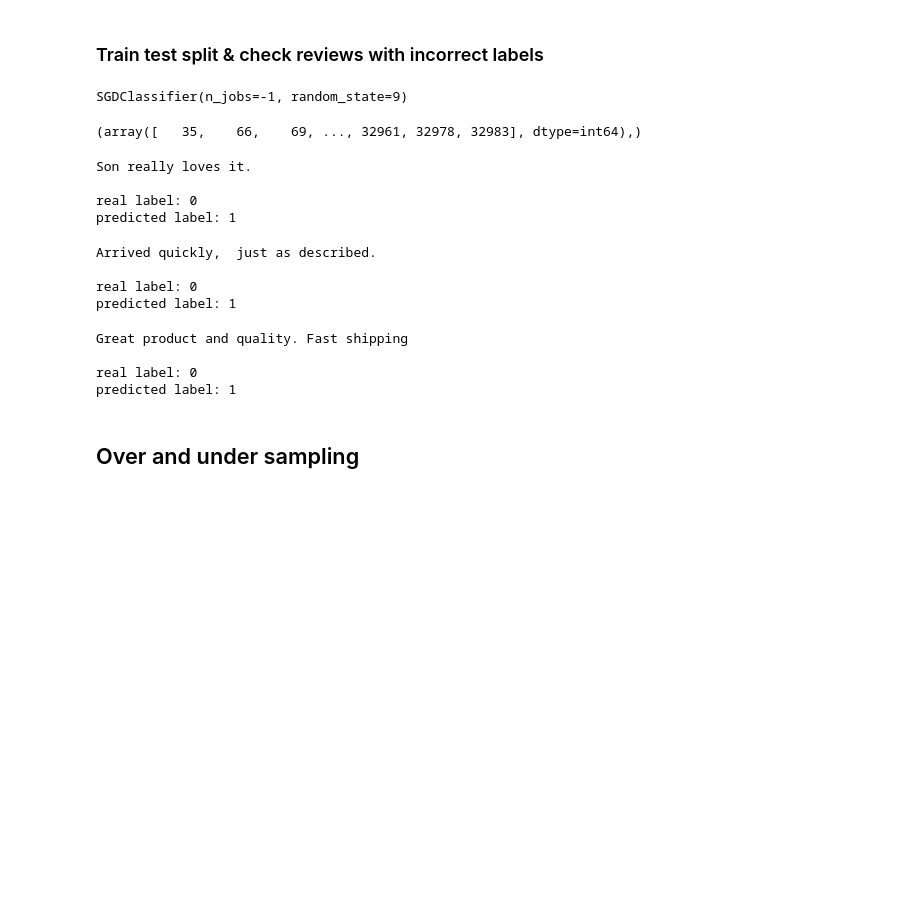
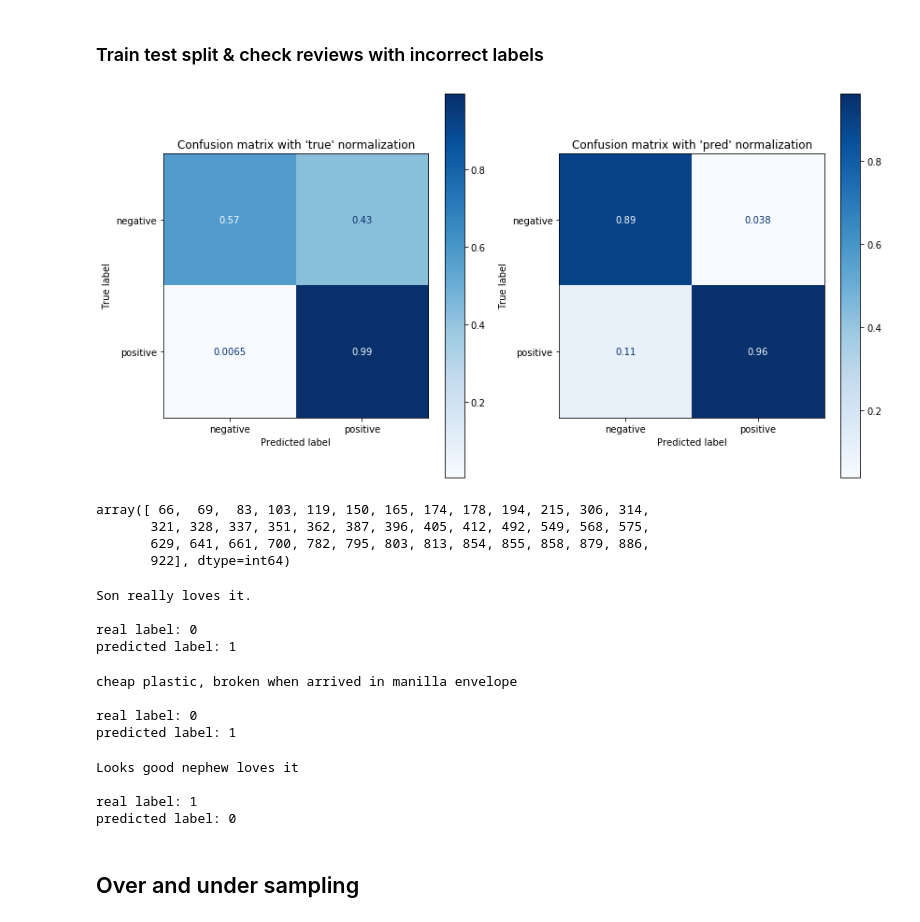
Before and after one commit to klaudia-nazarko/nlp-sentiment-analysis, a Jupyter notebook: toys_0_models.ipynb, the cells around one changed output. Saved outputs shown, nothing was run; the diff lists cells and outputs as text; code cells hidden in the pictures; blank space fills up the shorter version.

Commit message:
add confusion matrix plot

```diff
--- a/toys_0_models.ipynb
+++ b/toys_0_models.ipynb
@@ -131,3 +135,3 @@ vectorizer = load_pickle('data/tfidf_vectorizer_100k.pickle')
 # %%
-logreg.fit(M_tfidf, y)
+logreg.fit(X_train, y_train)
 # %% [output]
@@ -156,6 +156,2 @@ X_train, X_test, y_train, y_test = train_test_split(M_tfidf, np.array(y), test_s
-# %%
-logreg.fit(X_train, y_train)
-# %% [output]
-SGDClassifier(n_jobs=-1, random_state=9)
 # %%
 y_pred = logreg.predict(X_test)
@@ -164,8 +158,25 @@ tn, fp, fn, tp = confusion_matrix(y_test, y_pred).ravel()
+# %%
+fig, (ax1, ax2) = plt.subplots(nrows=1, ncols=2, figsize=(12, 6))
+confusion_dict = {ax1: 'true', ax2: 'pred'}
+
+for k, v in confusion_dict.items():
+    plot_confusion_matrix(logreg, X_test, y_test,
+                          cmap=plt.cm.Blues,
+                          display_labels=['negative', 'positive'],
+                          normalize=v, ax=k)
+    k.set_title('Confusion matrix with \'%s\' normalization' % v)
+plt.tight_layout()
+plt.show()
+# %% [output]
+[figure, added]
 # %%
 y_diff = y_test - y_pred
-np.where(y_diff != 0)
+np.where(y_diff != 0)[0][:40]
 # %% [output]
-(array([   35,    66,    69, ..., 32961, 32978, 32983], dtype=int64),)
+array([ 66,  69,  83, 103, 119, 150, 165, 174, 178, 194, 215, 306, 314,
+       321, 328, 337, 351, 362, 387, 396, 405, 412, 492, 549, 568, 575,
+       629, 641, 661, 700, 782, 795, 803, 813, 854, 855, 858, 879, 886,
+       922], dtype=int64)
 # %%
 i = 69
 print(df['review'][i])
@@ -176,23 +187,23 @@ Son really loves it.
 real label: 0
 predicted label: 1
 # %%
-i = 32978
+i = 119
 print(df['review'][i])
 print('\nreal label:', y_test[i], '\npredicted label:', y_pred[i])
 # %% [output]
-Arrived quickly,  just as described.
+cheap plastic, broken when arrived in manilla envelope
 
 real label: 0
 predicted label: 1
 # %%
-i = 32983
+i = 568 #855
 print(df['review'][i])
 print('\nreal label:', y_test[i], '\npredicted label:', y_pred[i])
 # %% [output]
-Great product and quality. Fast shipping
+Looks good nephew loves it
 
-real label: 0
-predicted label: 1
+real label: 1
+predicted label: 0
 # %% [markdown]
 ## Over and under sampling
 # %%
```
Also changed, not shown: parts of 7 cells of this notebook.
